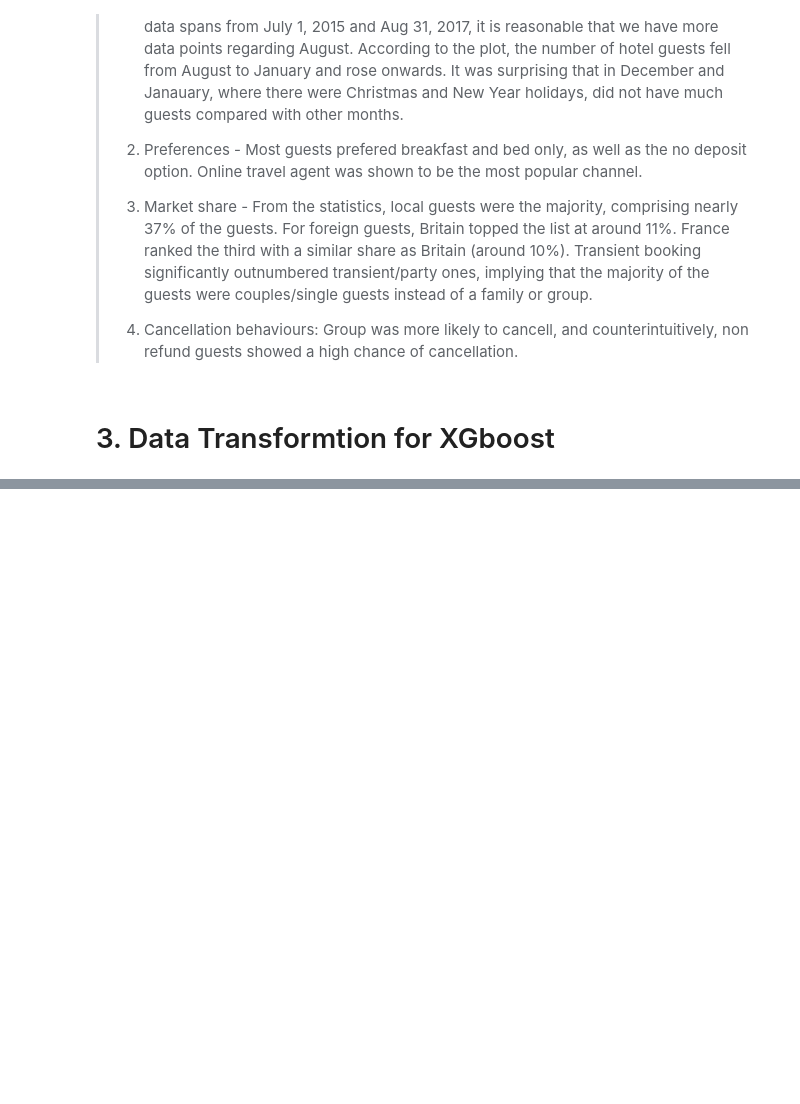
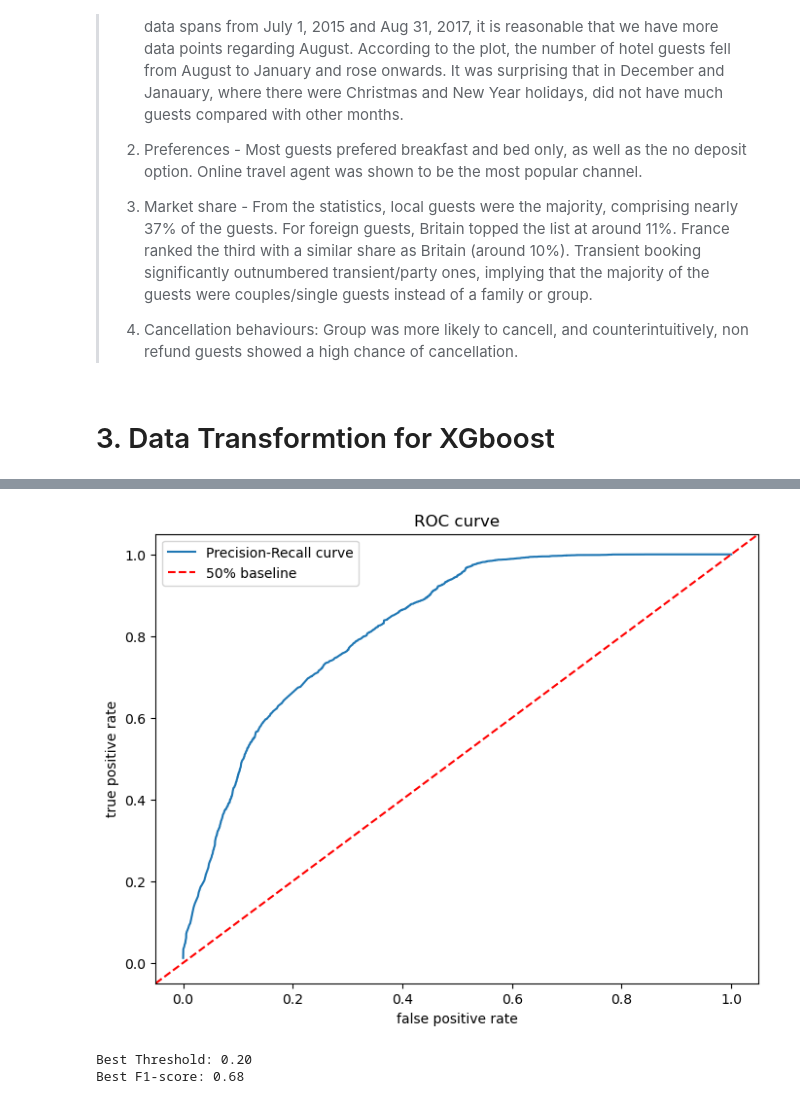
Before and after one commit to Cyrena-um/XGboost-demo-for-hotel-booking-cancellation, a Jupyter notebook: xgboost_demo.ipynb, the cells around one changed output, grey strips where cells are left out. Saved outputs shown, nothing was run; the diff lists cells and outputs as text; code cells hidden in the pictures; blank space fills up the shorter version.

```diff
--- a/xgboost_demo.ipynb
+++ b/xgboost_demo.ipynb
@@ -399,0 +1039,15 @@ df_encoded.head()
+# %%
+fpr, tpr, thresholds = roc_curve(y_test, y_scores)
+# %%
+## Plot the roc curve
+plt.figure(figsize=(8, 6))
+sns.lineplot(x=fpr, y=tpr, label='Precision-Recall curve')
+plt.xlabel('false positive rate')
+plt.ylabel('true positive rate')
+plt.title('ROC curve')
+plt.axline((0, 0), slope=1, color='red', linestyle='--', label='50% baseline')
+
+plt.legend()
+plt.show()
+# %% [output]
+[figure, added]
@@ -399,0 +1056,14 @@ df_encoded.head()
+# %%
+## One approach to determine an optimal threshold is by maximizing F1-score
+## Find the threshold that gives the best F1-score
+f1_scores = 2 * (precision * recall) / (precision + recall)
+
+best_threshold_index = np.argmax(f1_scores)
+best_f1 = f1_scores[best_threshold_index]
+best_threshold = thresholds[best_threshold_index]
+
+print(f"Best Threshold: {best_threshold:.2f}")
+print(f"Best F1-score: {best_f1:.2f}")
+# %% [output]
+Best Threshold: 0.20
+Best F1-score: 0.68
```
Also changed, not shown: parts of 55 cells of this notebook.
